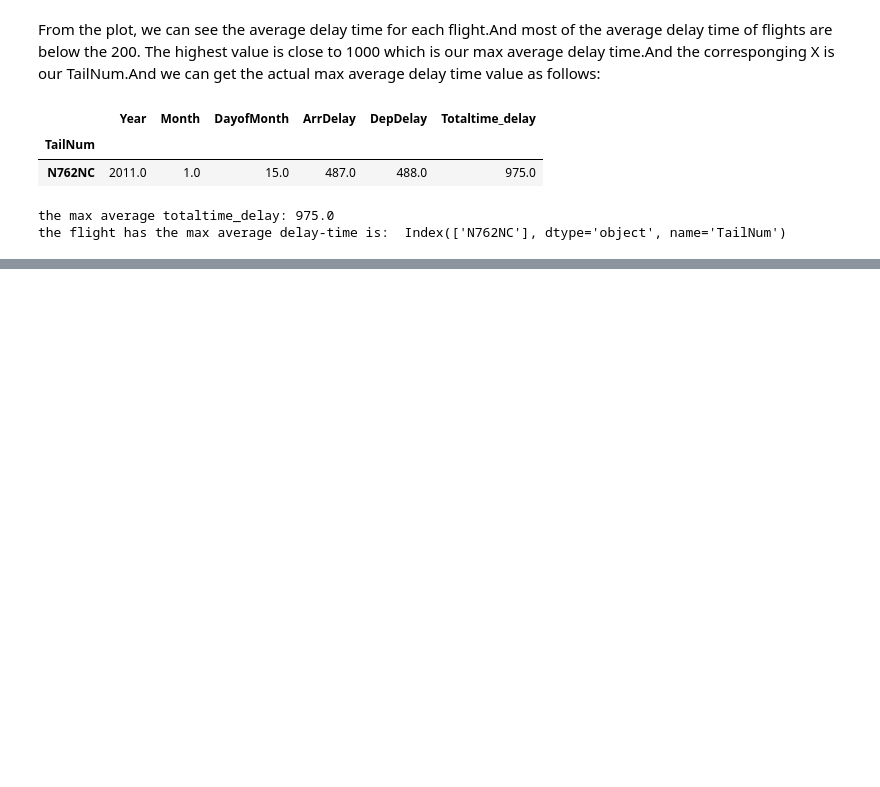
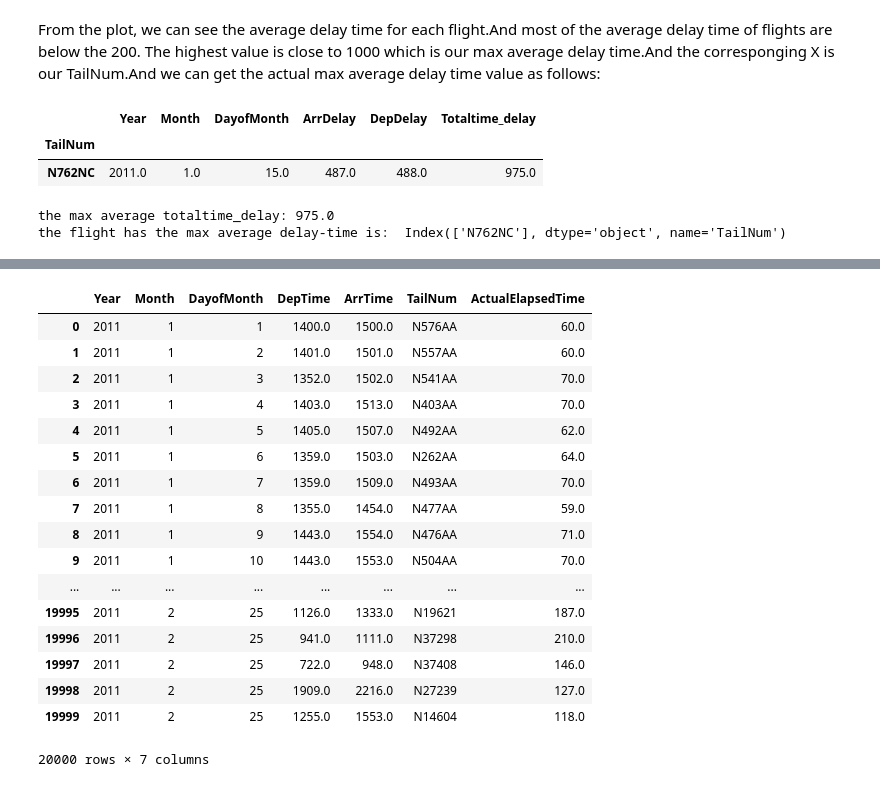
Before and after one commit to mandy941/week5, a Jupyter notebook: M_Yang_W5_assn.ipynb, the cells around one changed output, grey strips where cells are left out. Cells and saved outputs as stored; diff of their text form; code cells hidden in the pictures; blank space fills up the shorter version.

```diff
--- a/M_Yang_W5_assn.ipynb
+++ b/M_Yang_W5_assn.ipynb
@@ -170,0 +180,24 @@ the flight has the max average delay-time is:  Index(['N762NC'], dtype='object',
+# %%
+#remove the columns that we do not use in this question.
+
+hflights = hflights.drop(columns = ['DayOfWeek','UniqueCarrier','FlightNum','AirTime','Distance','TaxiIn','TaxiOut','CancellationCode','Diverted','ArrDelay','DepDelay','Origin','Dest','Cancelled'])
+hflights
+# %% [output]
+|  | Year | Month | DayofMonth | DepTime | ArrTime | TailNum | ActualElapsedTime |
+| 0 | 2011 | 1 | 1 | 1400.0 | 1500.0 | N576AA | 60.0 |
+| 1 | 2011 | 1 | 2 | 1401.0 | 1501.0 | N557AA | 60.0 |
+| 2 | 2011 | 1 | 3 | 1352.0 | 1502.0 | N541AA | 70.0 |
+| 3 | 2011 | 1 | 4 | 1403.0 | 1513.0 | N403AA | 70.0 |
+| 4 | 2011 | 1 | 5 | 1405.0 | 1507.0 | N492AA | 62.0 |
+| 5 | 2011 | 1 | 6 | 1359.0 | 1503.0 | N262AA | 64.0 |
+| 6 | 2011 | 1 | 7 | 1359.0 | 1509.0 | N493AA | 70.0 |
+| 7 | 2011 | 1 | 8 | 1355.0 | 1454.0 | N477AA | 59.0 |
+| 8 | 2011 | 1 | 9 | 1443.0 | 1554.0 | N476AA | 71.0 |
+| 9 | 2011 | 1 | 10 | 1443.0 | 1553.0 | N504AA | 70.0 |
+| ... | ... | ... | ... | ... | ... | ... | ... |
+| 19995 | 2011 | 2 | 25 | 1126.0 | 1333.0 | N19621 | 187.0 |
+| 19996 | 2011 | 2 | 25 | 941.0 | 1111.0 | N37298 | 210.0 |
+| 19997 | 2011 | 2 | 25 | 722.0 | 948.0 | N37408 | 146.0 |
+| 19998 | 2011 | 2 | 25 | 1909.0 | 2216.0 | N27239 | 127.0 |
+| 19999 | 2011 | 2 | 25 | 1255.0 | 1553.0 | N14604 | 118.0 |
+20000 rows × 7 columns
```
Also changed, not shown: parts of 8 cells of this notebook.
